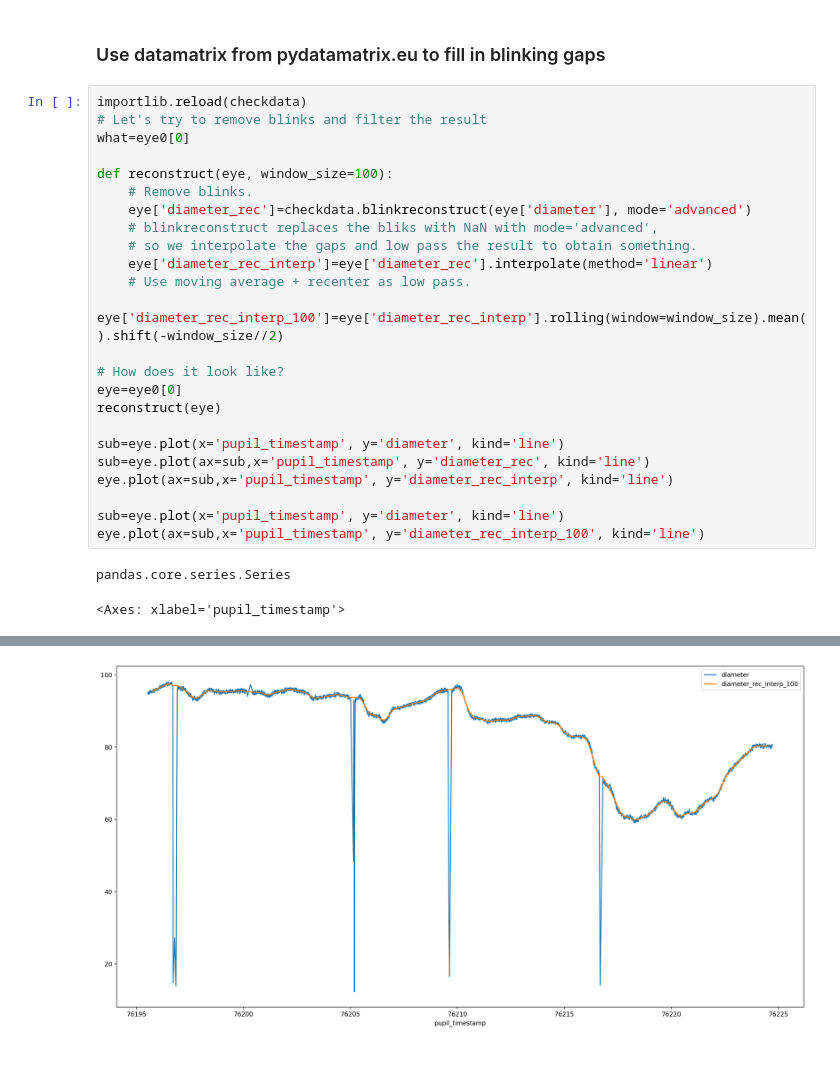
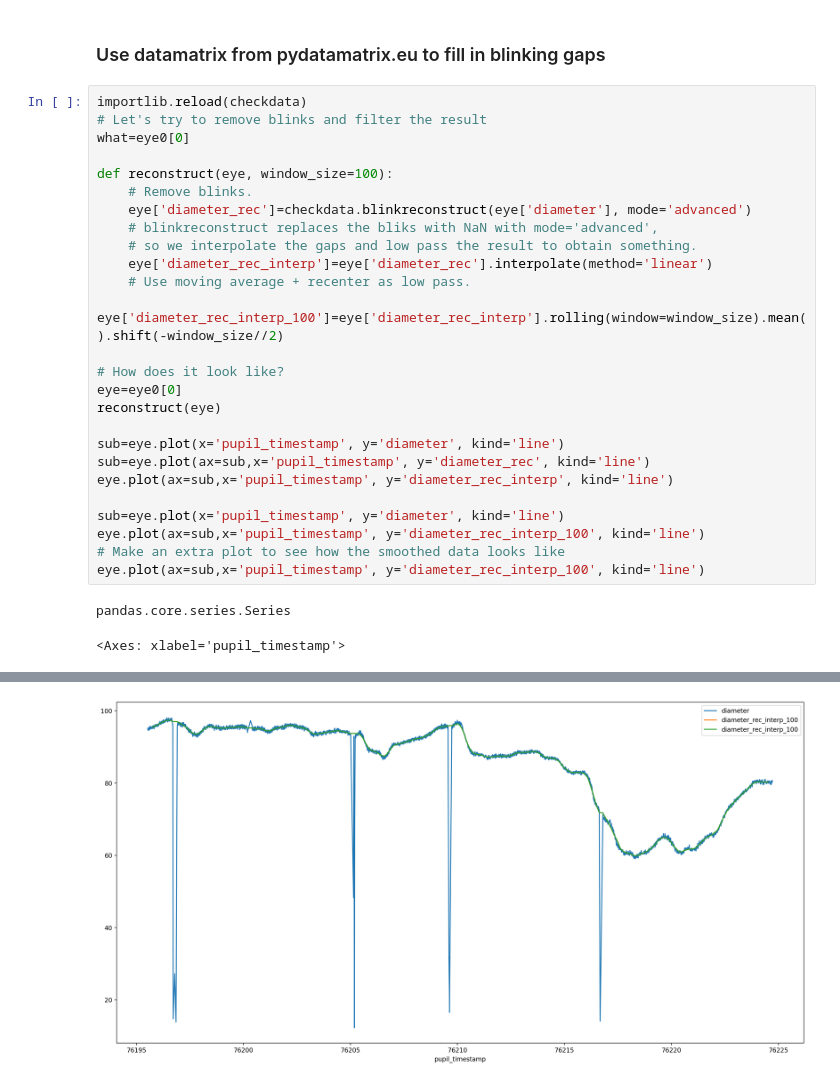
Before and after one commit to KathaMei/Pupille, a Jupyter notebook: notebooks/smooth.ipynb, the cells around one changed output, grey strips where cells are left out. Drawn from its saved outputs; the diff is of its cells as text.

Commit message:
add extra plot

```diff
--- a/notebooks/smooth.ipynb
+++ b/notebooks/smooth.ipynb
@@ -54,29 +54,31 @@ eye1=checkdata.prepare(data_dir,subject_id,1,config)
 # %%
 importlib.reload(checkdata)
 # Let's try to remove blinks and filter the result
 what=eye0[0]
 
 def reconstruct(eye, window_size=100):
     # Remove blinks.
     eye['diameter_rec']=checkdata.blinkreconstruct(eye['diameter'], mode='advanced')
     # blinkreconstruct replaces the bliks with NaN with mode='advanced',
     # so we interpolate the gaps and low pass the result to obtain something.
     eye['diameter_rec_interp']=eye['diameter_rec'].interpolate(method='linear')
     # Use moving average + recenter as low pass.
     eye['diameter_rec_interp_100']=eye['diameter_rec_interp'].rolling(window=window_size).mean().shift(-window_size//2)
 
 # How does it look like?
 eye=eye0[0]
 reconstruct(eye)
 
 sub=eye.plot(x='pupil_timestamp', y='diameter', kind='line')
 sub=eye.plot(ax=sub,x='pupil_timestamp', y='diameter_rec', kind='line')
 eye.plot(ax=sub,x='pupil_timestamp', y='diameter_rec_interp', kind='line')
 
 sub=eye.plot(x='pupil_timestamp', y='diameter', kind='line')
 eye.plot(ax=sub,x='pupil_timestamp', y='diameter_rec_interp_100', kind='line')
+# Make an extra plot to see how the smoothed data looks like
+eye.plot(ax=sub,x='pupil_timestamp', y='diameter_rec_interp_100', kind='line')
 # %% [output]
 pandas.core.series.Series
 <Axes: xlabel='pupil_timestamp'>
 [figure]
-[figure, old version]
+[figure, new version]
```
